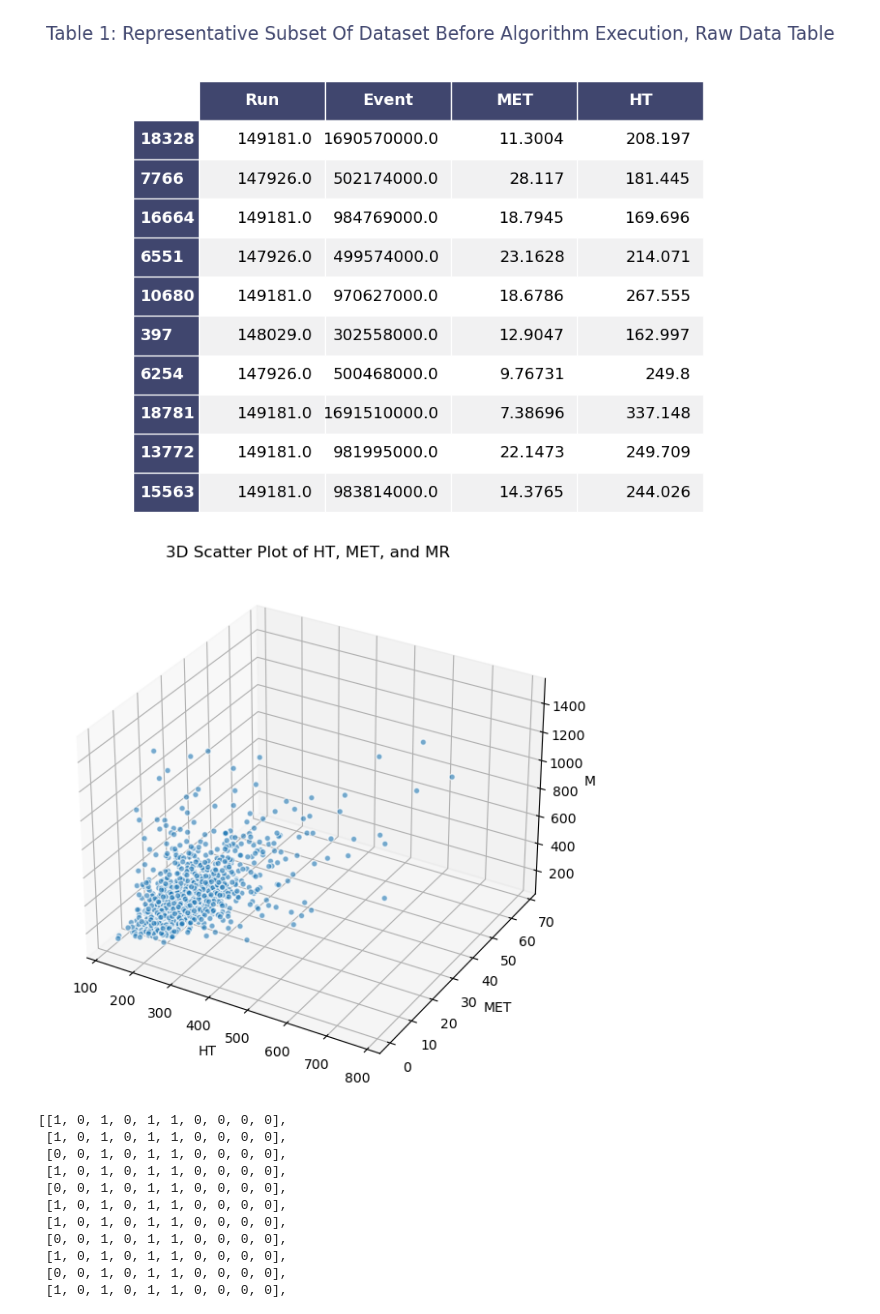
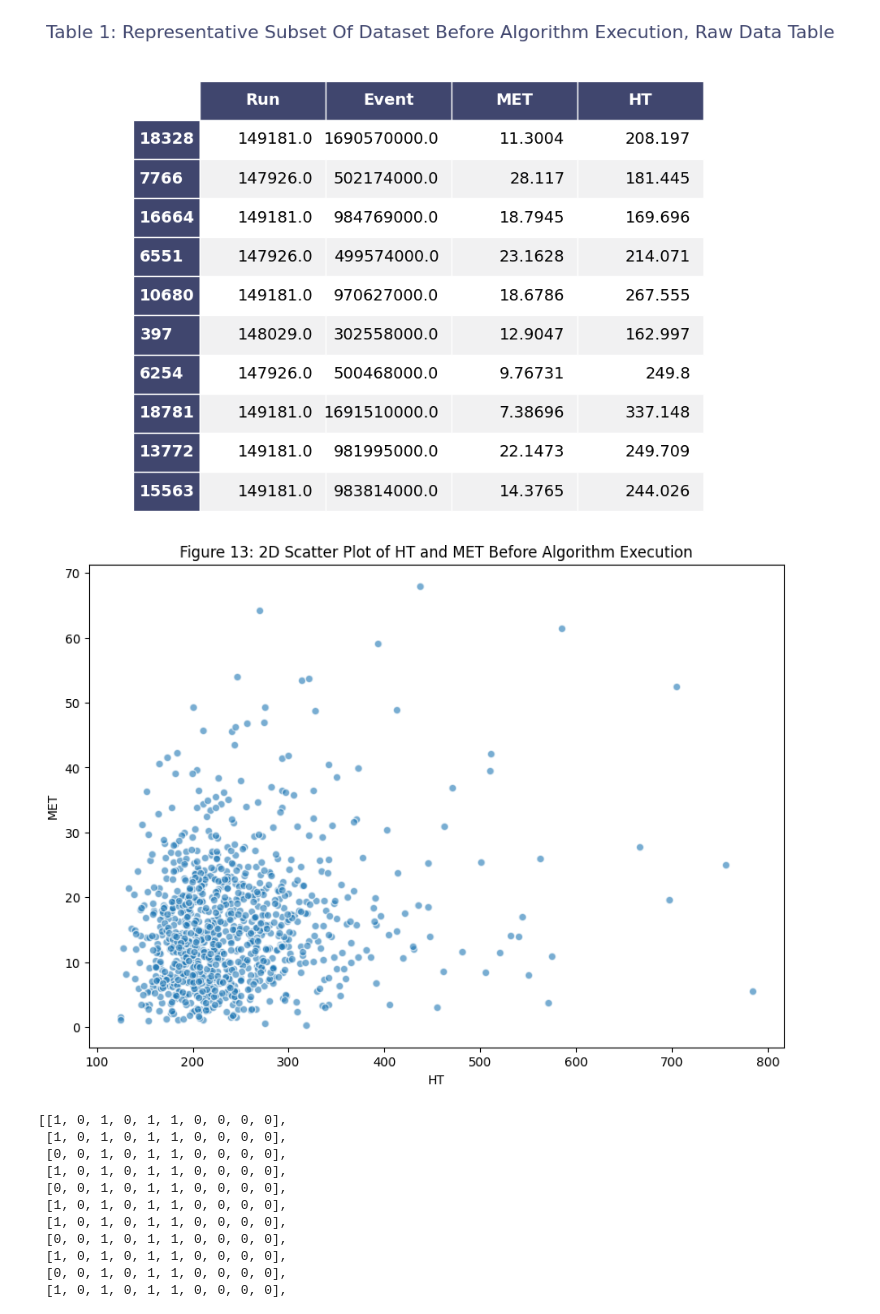
Before and after one commit to rtenacity/dark-matter-genetic, a Jupyter notebook: main.ipynb, the cells around one changed output. Cells and saved outputs as stored; diff of their text form; code cells hidden in the pictures.

```diff
--- a/main.ipynb
+++ b/main.ipynb
@@ -68,20 +68,14 @@ fig2_rounded, ax2_rounded = render_mpl_table(rounded_subset_data, header_columns
 # %%
 subset_data = dataset.sample(n=1000, random_state=1)
 
-fig = plt.figure(figsize=(10, 7))
-ax = fig.add_subplot(111, projection='3d')
-
-
-sc = ax.scatter(subset_data['HT'], subset_data['MET'], subset_data['MR'],  alpha=0.6, edgecolors='w', marker='o')
-
-ax.set_xlabel('HT')
-ax.set_ylabel('MET')
-ax.set_zlabel('MR')
-ax.set_title('3D Scatter Plot of HT, MET, and MR')
-
+plt.figure(figsize=(10, 7))
+plt.scatter(subset_data['HT'], subset_data['MET'], alpha=0.6, edgecolors='w', marker='o')
+plt.xlabel('HT')
+plt.ylabel('MET')
+plt.title('Figure 13: 2D Scatter Plot of HT and MET Before Algorithm Execution')
 plt.show()
 # %% [output]
-[figure, old version]
+[figure, new version]
 # %%
 BASE_LENGTH = 10
 POPULATION_SIZE = 100
```
Also changed, not shown: parts of 2 cells of this notebook.
